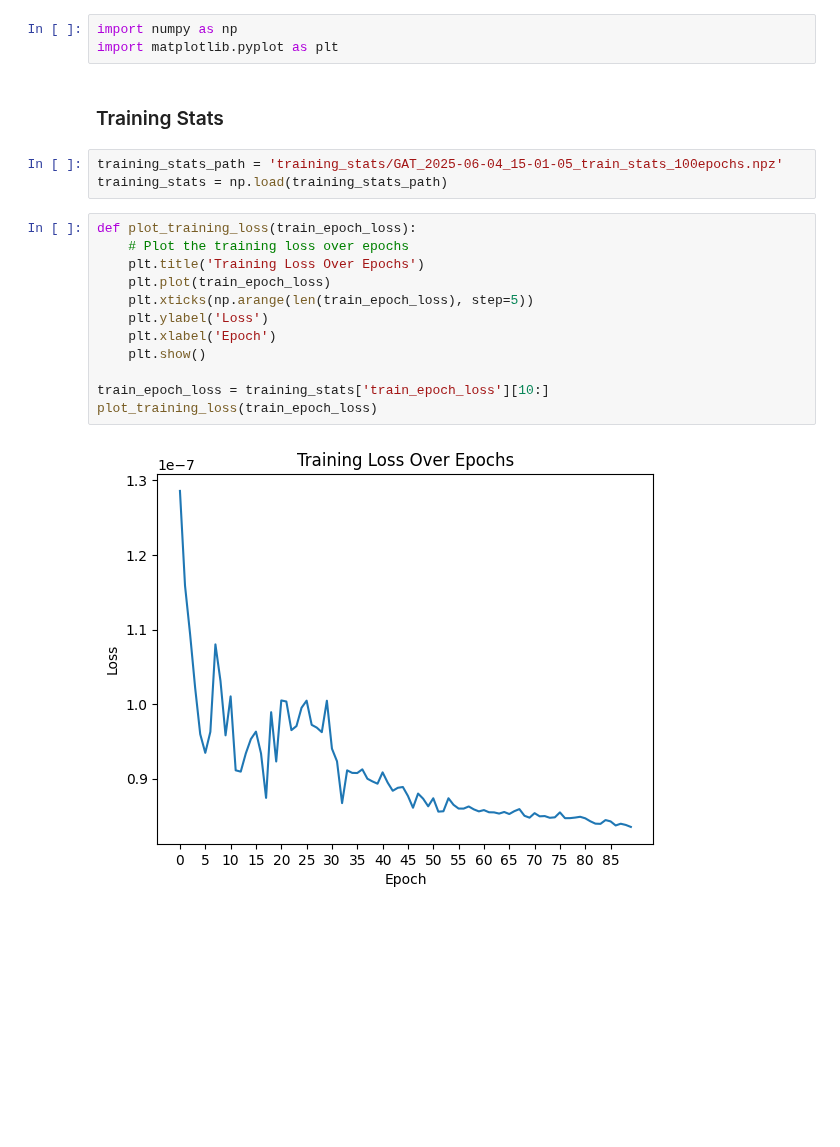
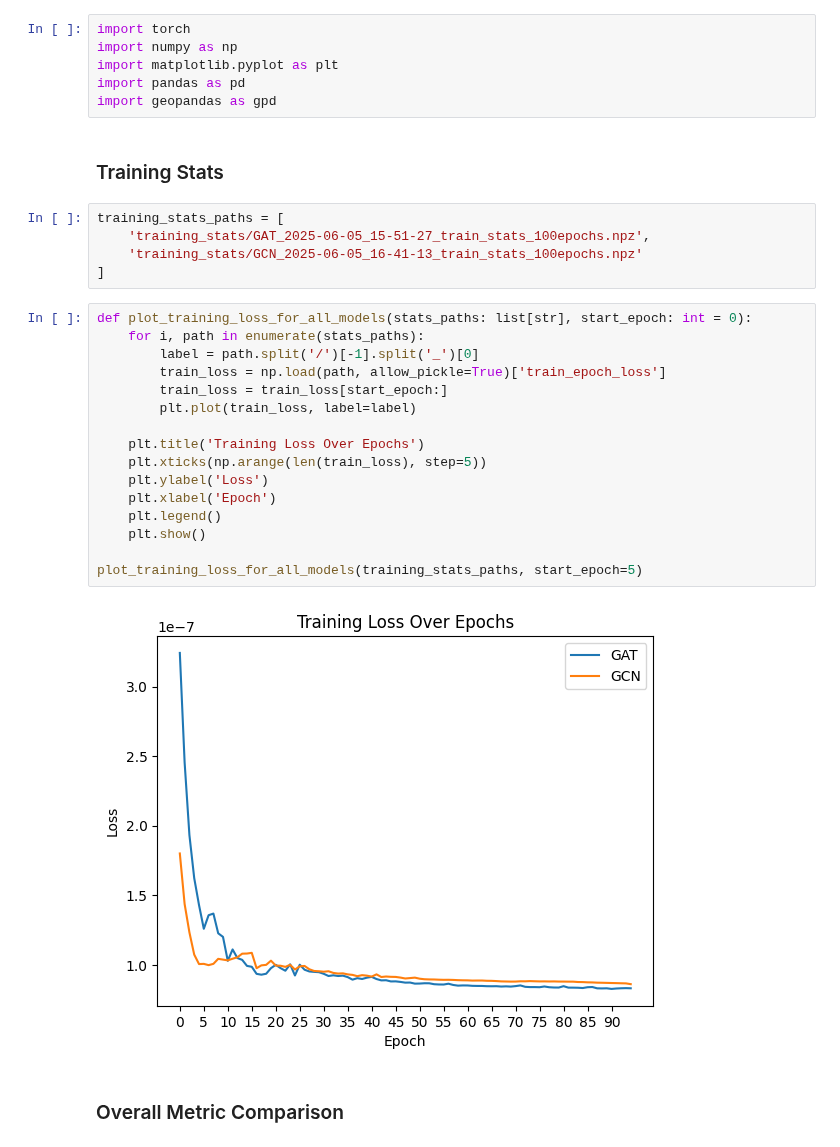
Before and after one commit to acostacos/dual_flood_gnn, a Jupyter notebook: view_results.ipynb, the cells around one changed output. Saved outputs shown, nothing was run; the diff lists cells and outputs as text; blank space fills up the shorter version.

```diff
--- a/view_results.ipynb
+++ b/view_results.ipynb
@@ -1,22 +1,33 @@
 # %%
+import torch
 import numpy as np
 import matplotlib.pyplot as plt
+import pandas as pd
+import geopandas as gpd
 # %% [markdown]
 ### Training Stats
 # %%
-training_stats_path = 'training_stats/GAT_2025-06-04_15-01-05_train_stats_100epochs.npz'
-training_stats = np.load(training_stats_path)
+training_stats_paths = [
+    'training_stats/GAT_2025-06-05_15-51-27_train_stats_100epochs.npz',
+    'training_stats/GCN_2025-06-05_16-41-13_train_stats_100epochs.npz'
+]
 # %%
-def plot_training_loss(train_epoch_loss):
-    # Plot the training loss over epochs
+def plot_training_loss_for_all_models(stats_paths: list[str], start_epoch: int = 0):
+    for i, path in enumerate(stats_paths):
+        label = path.split('/')[-1].split('_')[0]
+        train_loss = np.load(path, allow_pickle=True)['train_epoch_loss']
+        train_loss = train_loss[start_epoch:]
+        plt.plot(train_loss, label=label)
+
     plt.title('Training Loss Over Epochs')
-    plt.plot(train_epoch_loss)
-    plt.xticks(np.arange(len(train_epoch_loss), step=5))
+    plt.xticks(np.arange(len(train_loss), step=5))
     plt.ylabel('Loss')
     plt.xlabel('Epoch')
+    plt.legend()
     plt.show()
 
-train_epoch_loss = training_stats['train_epoch_loss'][10:]
-plot_training_loss(train_epoch_loss)
+plot_training_loss_for_all_models(training_stats_paths, start_epoch=5)
 # %% [output]
-[figure, old version]
+[figure, new version]
+# %% [markdown]
+### Overall Metric Comparison
```
Also changed, not shown: parts of 7 cells of this notebook, 1 other file.
